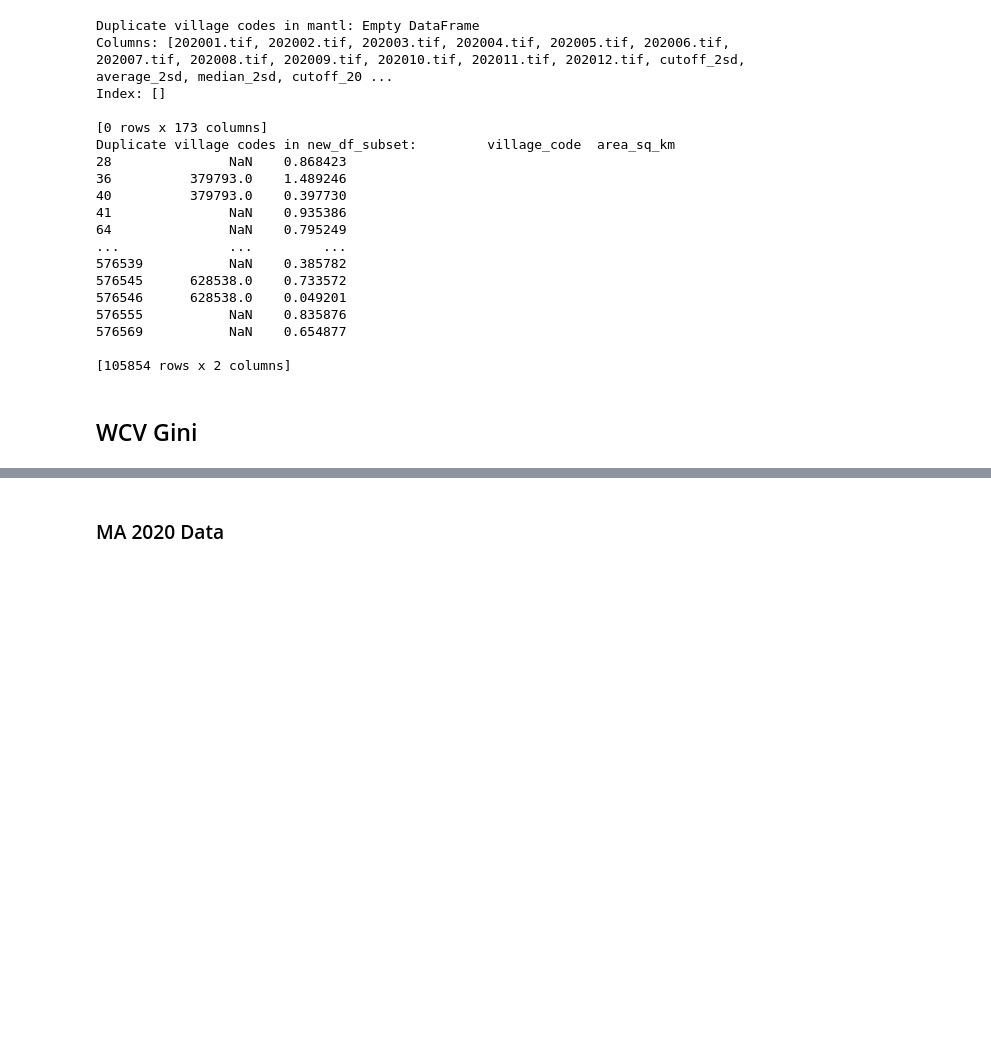
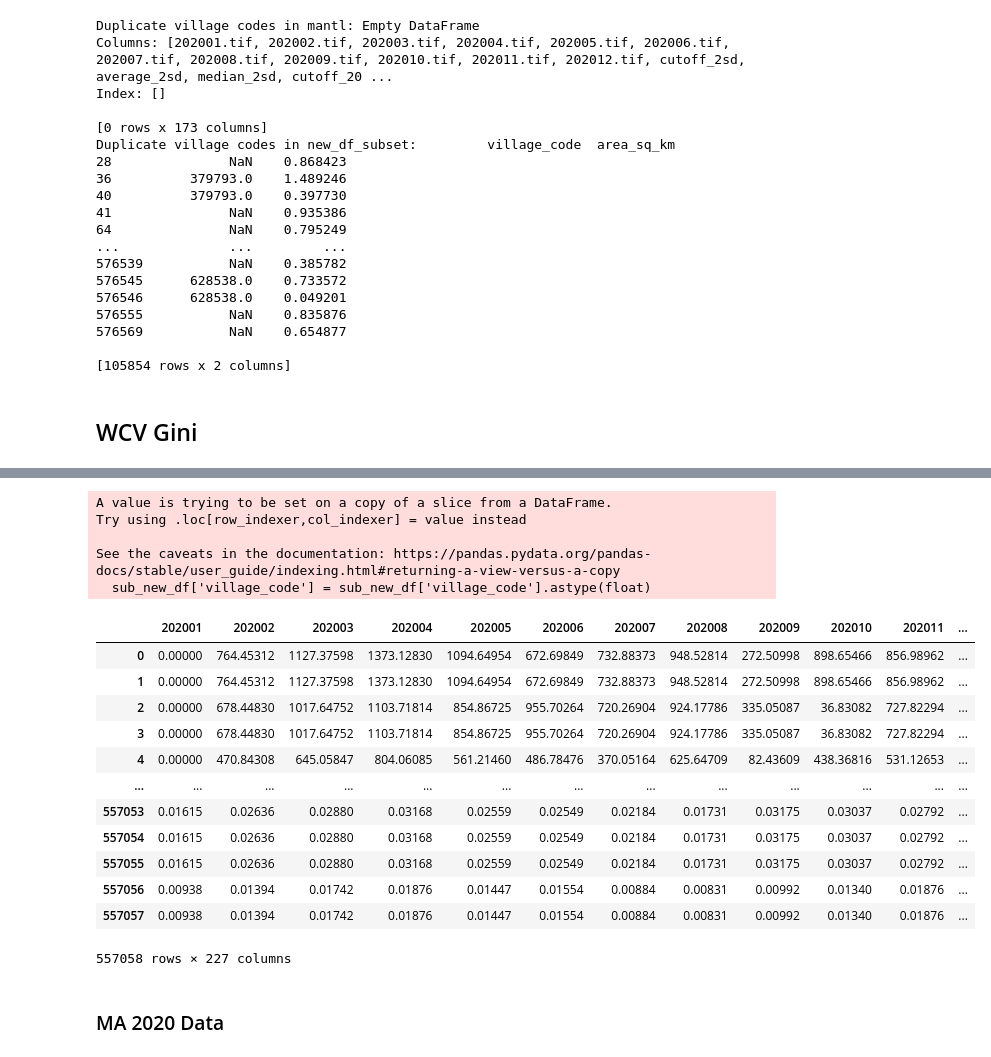
Before and after one commit to SaiSiddhardhaKalla/Master_Thesis, a Jupyter notebook: Mission_Antyodaya.ipynb, the cells around one changed output, grey strips where cells are left out. Cells and saved outputs as stored; diff of their text form; code cells hidden in the pictures; blank space fills up the shorter version.

```diff
--- a/Mission_Antyodaya.ipynb
+++ b/Mission_Antyodaya.ipynb
@@ -2342,7 +2342,7 @@ import pyproj
 from geopy.distance import geodesic
 
 # Load the shapefile
-shapefile_path = '/Users/sid/Desktop/IN_villages/tmpif4jtczm.shp'
+shapefile_path = '/Users/sid/Library/CloudStorage/OneDrive-DeakinUniversity/UDocs - D/DataSets/VIIRS_Monthly_Tiled/2018/tmpif4jtczm.shp'
 gdf = gpd.read_file(shapefile_path)
 
 # Define the geodetic coordinate system (EPSG:4326)
@@ -2520,3 +2560,29 @@ pd.set_option('display.max_columns', None)
+# %%
+sub_new_df = new_df[['village_code','area_sq_km']]
+# sub_new_df.dropna()
+sub_new_df['village_code'] = sub_new_df['village_code'].astype(float)
+sub_new_df.dtypes
+fin3 = pd.merge(fin2, sub_new_df, on='village_code', how='left')
+fin3
+# %% [output]
+A value is trying to be set on a copy of a slice from a DataFrame.
+Try using .loc[row_indexer,col_indexer] = value instead
+
+See the caveats in the documentation: https://pandas.pydata.org/pandas-docs/stable/user_guide/indexing.html#returning-a-view-versus-a-copy
+  sub_new_df['village_code'] = sub_new_df['village_code'].astype(float)
+|  | 202001 | 202002 | 202003 | 202004 | 202005 | 202006 | 202007 | 202008 | 202009 | 202010 | 202011 | ... |
+| 0 | 0.00000 | 764.45312 | 1127.37598 | 1373.12830 | 1094.64954 | 672.69849 | 732.88373 | 948.52814 | 272.50998 | 898.65466 | 856.98962 | ... |
+| 1 | 0.00000 | 764.45312 | 1127.37598 | 1373.12830 | 1094.64954 | 672.69849 | 732.88373 | 948.52814 | 272.50998 | 898.65466 | 856.98962 | ... |
+| 2 | 0.00000 | 678.44830 | 1017.64752 | 1103.71814 | 854.86725 | 955.70264 | 720.26904 | 924.17786 | 335.05087 | 36.83082 | 727.82294 | ... |
+| 3 | 0.00000 | 678.44830 | 1017.64752 | 1103.71814 | 854.86725 | 955.70264 | 720.26904 | 924.17786 | 335.05087 | 36.83082 | 727.82294 | ... |
+| 4 | 0.00000 | 470.84308 | 645.05847 | 804.06085 | 561.21460 | 486.78476 | 370.05164 | 625.64709 | 82.43609 | 438.36816 | 531.12653 | ... |
+| ... | ... | ... | ... | ... | ... | ... | ... | ... | ... | ... | ... | ... |
+| 557053 | 0.01615 | 0.02636 | 0.02880 | 0.03168 | 0.02559 | 0.02549 | 0.02184 | 0.01731 | 0.03175 | 0.03037 | 0.02792 | ... |
+| 557054 | 0.01615 | 0.02636 | 0.02880 | 0.03168 | 0.02559 | 0.02549 | 0.02184 | 0.01731 | 0.03175 | 0.03037 | 0.02792 | ... |
+| 557055 | 0.01615 | 0.02636 | 0.02880 | 0.03168 | 0.02559 | 0.02549 | 0.02184 | 0.01731 | 0.03175 | 0.03037 | 0.02792 | ... |
+| 557056 | 0.00938 | 0.01394 | 0.01742 | 0.01876 | 0.01447 | 0.01554 | 0.00884 | 0.00831 | 0.00992 | 0.01340 | 0.01876 | ... |
+| 557057 | 0.00938 | 0.01394 | 0.01742 | 0.01876 | 0.01447 | 0.01554 | 0.00884 | 0.00831 | 0.00992 | 0.01340 | 0.01876 | ... |
+557058 rows × 227 columns
 # %% [markdown]
 ### MA 2020 Data
 # %%
```
Also changed, not shown: parts of 4 cells of this notebook, 3 other files.
